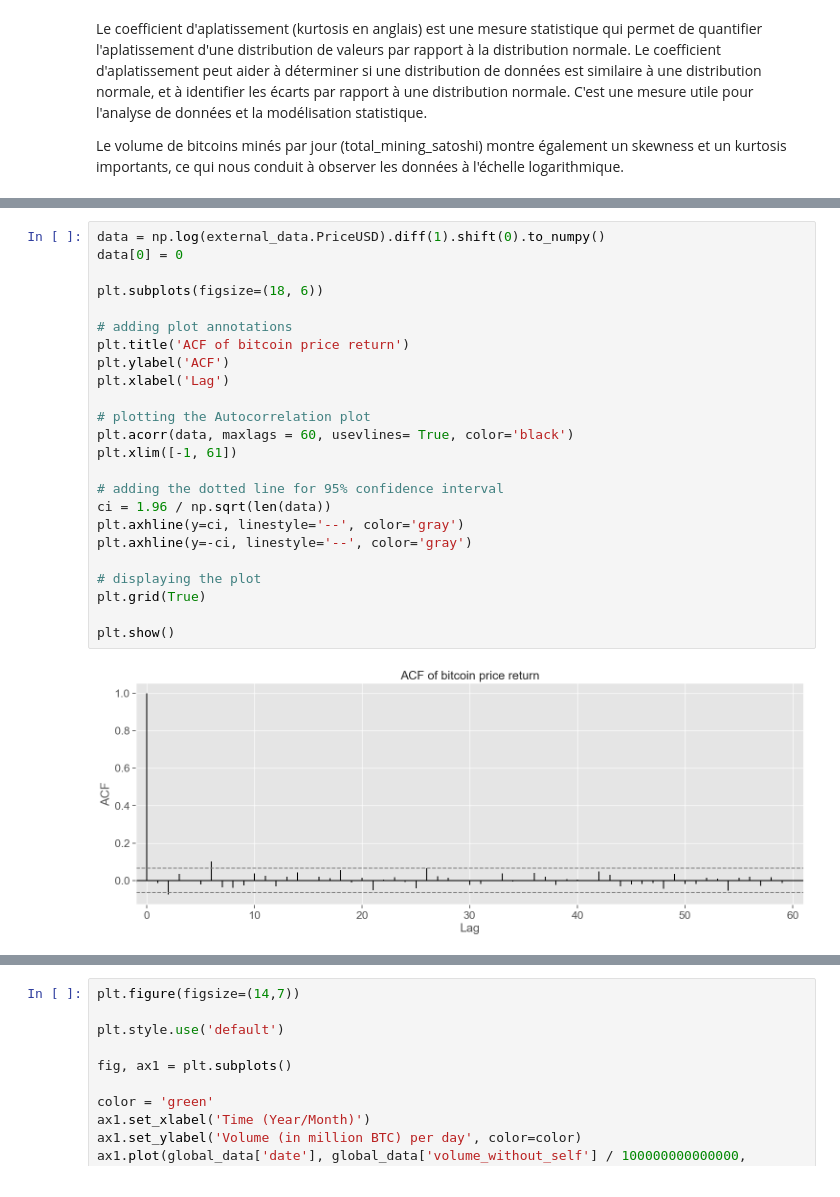
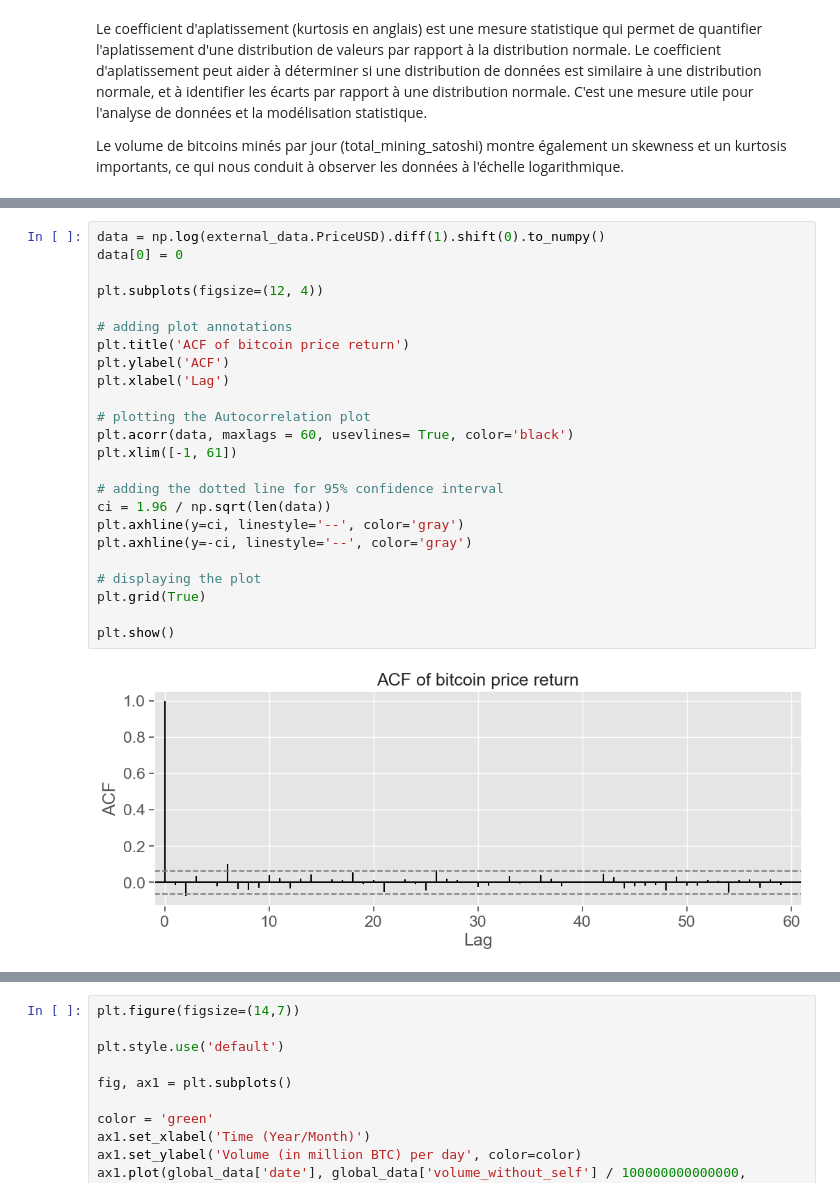
Before and after one commit to trsdimi/big-data, a Jupyter notebook: main.ipynb, the cells around one changed output, grey strips where cells are left out. Saved outputs shown, nothing was run; the diff lists cells and outputs as text.

```diff
--- a/main.ipynb
+++ b/main.ipynb
@@ -252,26 +280,26 @@ plt.show()
 # %%
 data = np.log(external_data.PriceUSD).diff(1).shift(0).to_numpy()
 data[0] = 0
 
-plt.subplots(figsize=(18, 6))
+plt.subplots(figsize=(12, 4))
 
 # adding plot annotations
 plt.title('ACF of bitcoin price return')
 plt.ylabel('ACF')
 plt.xlabel('Lag')
 
 # plotting the Autocorrelation plot
 plt.acorr(data, maxlags = 60, usevlines= True, color='black')
 plt.xlim([-1, 61])
 
 # adding the dotted line for 95% confidence interval
 ci = 1.96 / np.sqrt(len(data))
 plt.axhline(y=ci, linestyle='--', color='gray')
 plt.axhline(y=-ci, linestyle='--', color='gray')
 
 # displaying the plot
 plt.grid(True)
 
 plt.show()
 # %% [output]
-[figure, old version]
+[figure, new version]
```
Also changed, not shown: parts of 16 cells of this notebook.
